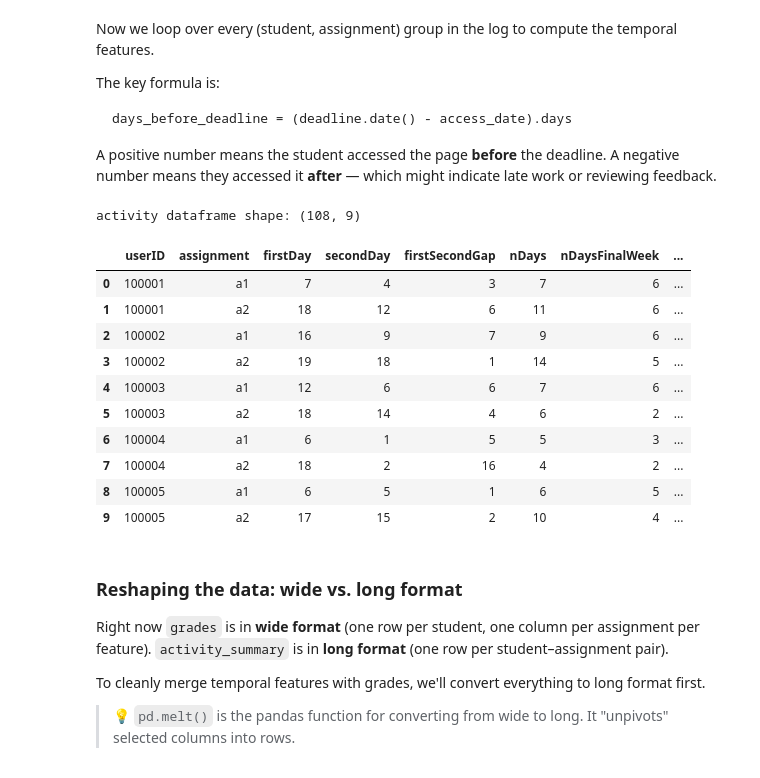
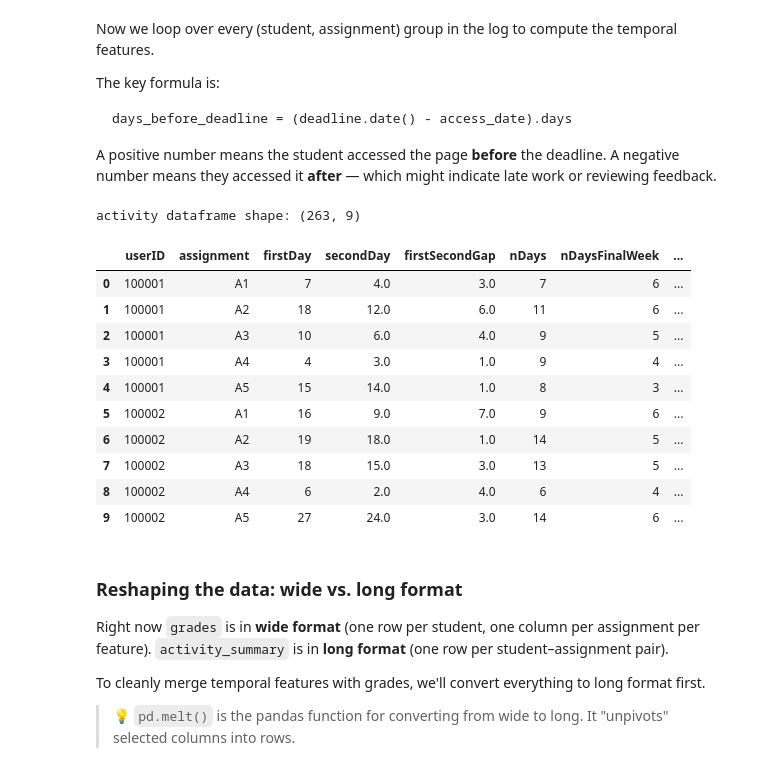
Before and after one commit to minahilfaisal-sfu/Faisal_Minahil_LabTask, a Jupyter notebook: LabTask04/lecture5_scaffold.ipynb, the cells around one changed output. Cells and saved outputs as stored; diff of their text form; code cells hidden in the pictures.

```diff
--- a/LabTask04/lecture5_scaffold.ipynb
+++ b/LabTask04/lecture5_scaffold.ipynb
@@ -246,10 +250,16 @@ First, we need the **deadline dates** for each assignment.
 # %%
 a1deadline = pd.to_datetime('2026-05-27 23:59:00-07:00')
 a2deadline = pd.to_datetime('2026-06-15 23:59:00-07:00')
+a3deadline = pd.to_datetime('2026-07-05 23:59:00-07:00')
+a4deadline = pd.to_datetime('2026-07-15 23:59:00-07:00')
+a5deadline = pd.to_datetime('2026-08-09 23:59:00-07:00')
 
 deadlines = {
     'a1': a1deadline,
-    'a2': a2deadline
+    'a2': a2deadline,
+    'a3': a3deadline,
+    'a4': a4deadline,
+    'a5': a5deadline
 }
 
 print(deadlines)
@@ -280,53 +293,46 @@ rows = []
 for (user, assignment), group in log.groupby(['userID', 'assignment']):
     if assignment not in deadlines:
         continue
 
     deadline = deadlines[assignment]
 
     dates = sorted(set(group['date']))
 
     days_before = [(deadline.date() - d).days for d in dates]
 
     days_in_last_week = [d for d in dates if 0 <= (deadline.date() - d).days <= 7]
 
     rows.append({
         'userID':  user,
-        'assignment': assignment,
-
+        'assignment': assignment.upper(),
         'firstDay': days_before[0] if len(days_before) >= 1 else None,
-
         'secondDay': days_before[1] if len(days_before) >= 2 else None,
-
         'firstSecondGap': (days_before[0] - days_before[1]) if len(days_before) >=2 else None,
-
         'nDays': len(dates),
-
         'nDaysFinalWeek': len(days_in_last_week),
-
         'nDaysBeforeFinalWeek': len([d for d in days_before if d > 7]),
-
-         'nDaysAfterDeadline': len([d for d in days_before if d < 0]),
+        'nDaysAfterDeadline': len([d for d in days_before if d < 0]),
     }
     )
 
 activity_summary = pd.DataFrame(rows)
 
 print(f"activity dataframe shape: {activity_summary.shape}")
 
 activity_summary.head(10)
 # %% [output]
-activity dataframe shape: (108, 9)
+activity dataframe shape: (263, 9)
 |  | userID | assignment | firstDay | secondDay | firstSecondGap | nDays | nDaysFinalWeek | ... |
-| 0 | 100001 | a1 | 7 | 4 | 3 | 7 | 6 | ... |
-| 1 | 100001 | a2 | 18 | 12 | 6 | 11 | 6 | ... |
-| 2 | 100002 | a1 | 16 | 9 | 7 | 9 | 6 | ... |
-| 3 | 100002 | a2 | 19 | 18 | 1 | 14 | 5 | ... |
-| 4 | 100003 | a1 | 12 | 6 | 6 | 7 | 6 | ... |
-| 5 | 100003 | a2 | 18 | 14 | 4 | 6 | 2 | ... |
-| 6 | 100004 | a1 | 6 | 1 | 5 | 5 | 3 | ... |
-| 7 | 100004 | a2 | 18 | 2 | 16 | 4 | 2 | ... |
-| 8 | 100005 | a1 | 6 | 5 | 1 | 6 | 5 | ... |
-| 9 | 100005 | a2 | 17 | 15 | 2 | 10 | 4 | ... |
+| 0 | 100001 | A1 | 7 | 4.0 | 3.0 | 7 | 6 | ... |
+| 1 | 100001 | A2 | 18 | 12.0 | 6.0 | 11 | 6 | ... |
+| 2 | 100001 | A3 | 10 | 6.0 | 4.0 | 9 | 5 | ... |
+| 3 | 100001 | A4 | 4 | 3.0 | 1.0 | 9 | 4 | ... |
+| 4 | 100001 | A5 | 15 | 14.0 | 1.0 | 8 | 3 | ... |
+| 5 | 100002 | A1 | 16 | 9.0 | 7.0 | 9 | 6 | ... |
+| 6 | 100002 | A2 | 19 | 18.0 | 1.0 | 14 | 5 | ... |
+| 7 | 100002 | A3 | 18 | 15.0 | 3.0 | 13 | 5 | ... |
+| 8 | 100002 | A4 | 6 | 2.0 | 4.0 | 6 | 4 | ... |
+| 9 | 100002 | A5 | 27 | 24.0 | 3.0 | 14 | 6 | ... |
 # %% [markdown]
 ### Reshaping the data: wide vs. long format
 
```
Also changed, not shown: parts of 15 cells of this notebook.
